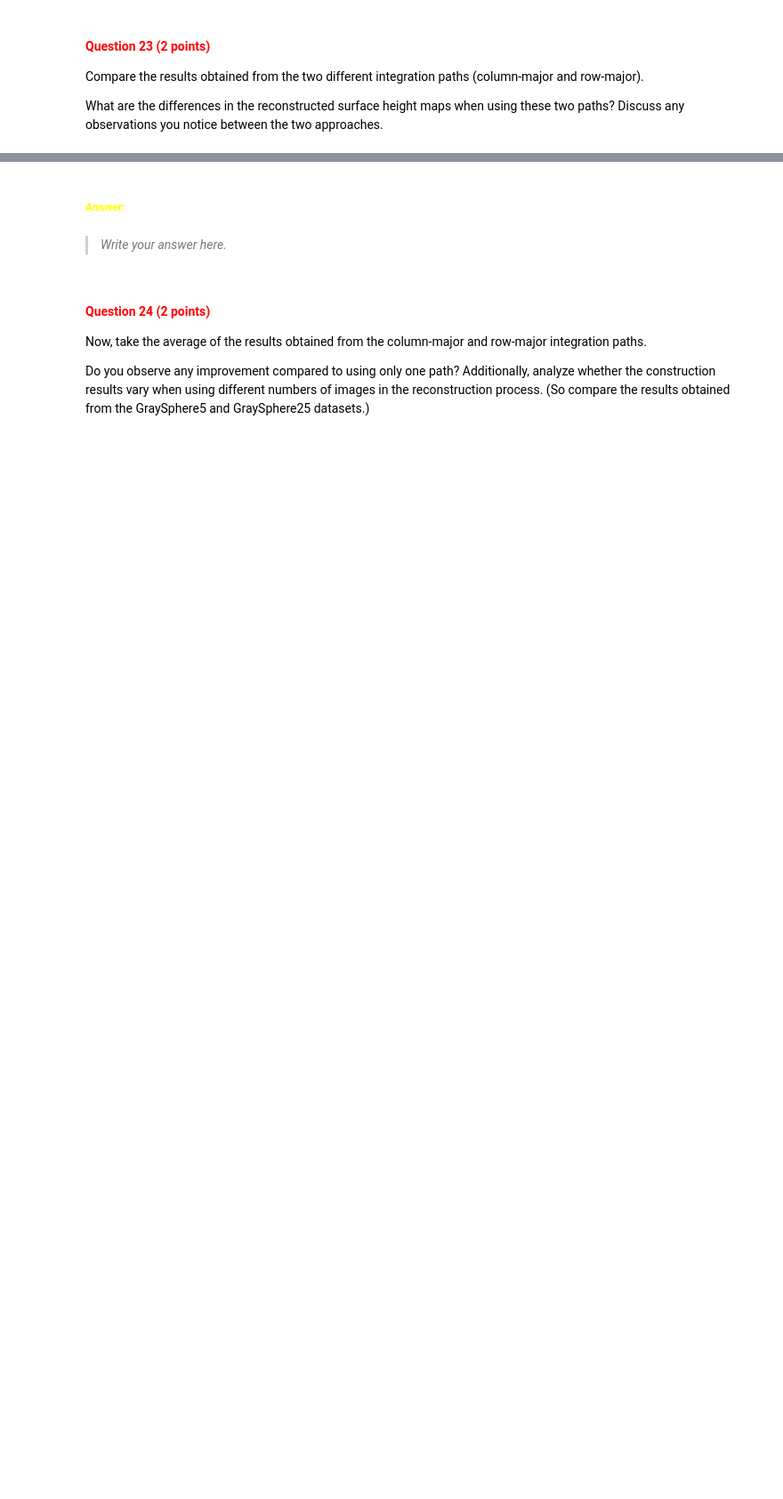
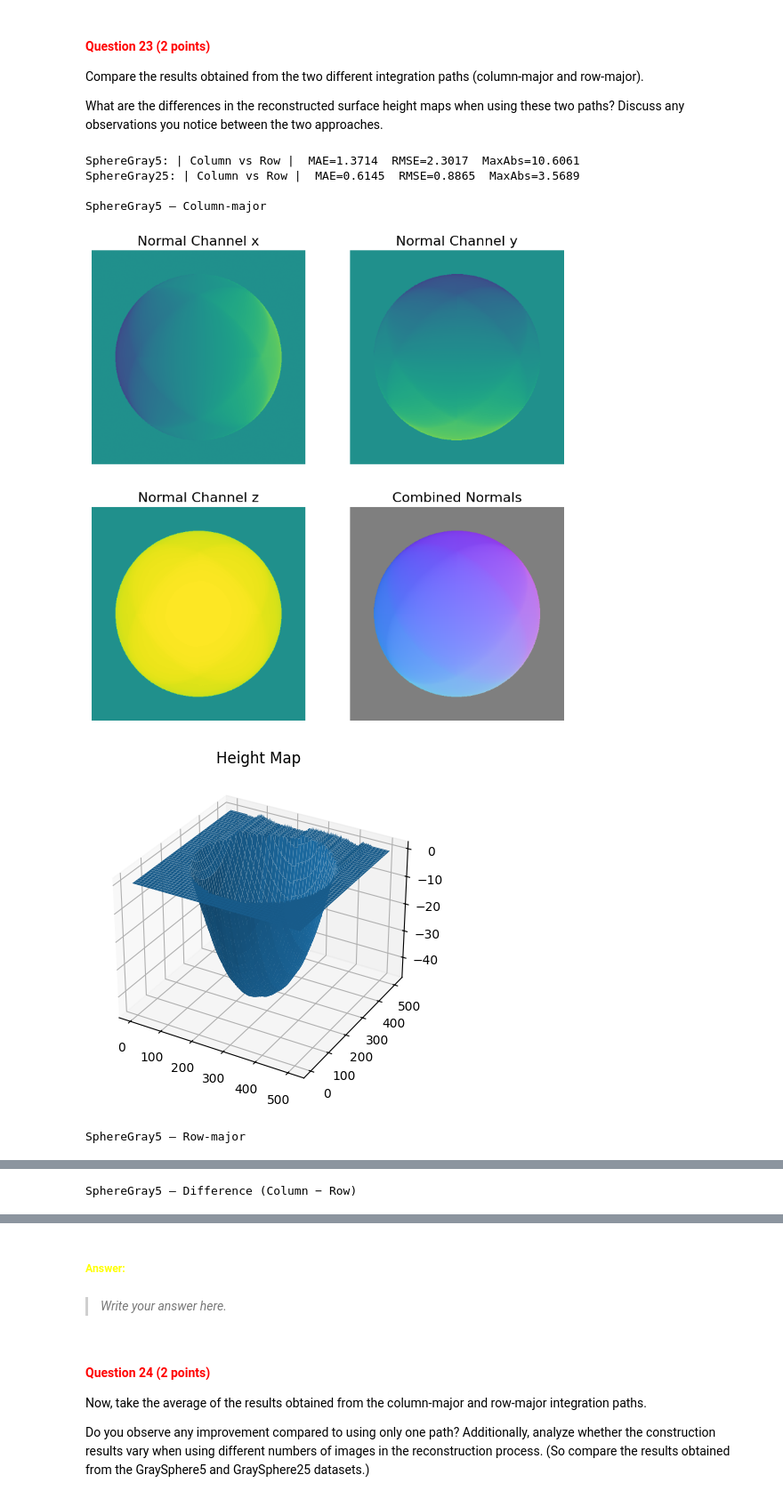
Before and after one commit to cc1528/cv1-lab-1, a Jupyter notebook: cv1-lab-1.ipynb, the cells around one changed output, grey strips where cells are left out. Shown at 89% size. Saved outputs shown, nothing was run; the diff lists cells and outputs as text; code cells hidden in the pictures; blank space fills up the shorter version.

```diff
--- a/cv1-lab-1.ipynb
+++ b/cv1-lab-1.ipynb
@@ -891,9 +891,12 @@ You could try all images at once or a few at a time, incrementally. Choose a str
 # %%
 # load synthetic images for SphereGray25
 # YOUR CODE HERE
+image_stack_25, light_dirs_25 = load_synthetic_images('./photometrics_images/SphereGray25/', channel=0)
 
 # estimate albedo and normals for SphereGray25
 # YOUR CODE HERE
+albedo_s25, normals_s25 = estimate_albedo_and_normals(image_stack_25, light_dirs_25, shadow_trick=True)
 
 # show the results for SphereGray25
 # YOUR CODE HERE
+show_results(albedo_s25, normals_s25)
@@ -1045,13 +1104,29 @@ def construct_surface(p, q, path_type='column'):
 
     if path_type == 'column':
         # YOUR CODE HERE
+        for y in range(1, h):
+            height_map[y, 0] = height_map[y-1, 0] + q[y-1, 0]
+    # then integrate along each row using p (left → right)
+        for y in range(h):
+            for x in range(1, w):
+                height_map[y, x] = height_map[y, x-1] + p[y, x-1]
 
     elif path_type == 'row':
         # YOUR CODE HERE
+        for x in range(1, w):
+            height_map[0, x] = height_map[0, x-1] + p[0, x-1]
+        # then integrate down each column using q (top → bottom)
+        for x in range(w):
+            for y in range(1, h):
+                height_map[y, x] = height_map[y-1, x] + q[y-1, x]
 
     elif path_type == 'average':
         # YOUR CODE HERE
 
+        H_col = construct_surface(p, q, path_type='column')
+        H_row = construct_surface(p, q, path_type='row')
+        height_map = 0.5 * (H_col + H_row)
+
     return height_map
 # %%
 p, q, SE = check_integrability(normals_s5)
@@ -1075,0 +1153,55 @@ What are the differences in the reconstructed surface height maps when using the
+# %%
+# YOUR CODE HERE
+
+
+# 1) Gradients from normals (with shadow trick) for both datasets
+p5,  q5,  SE5  = check_integrability(normals_s5)
+p25, q25, SE25 = check_integrability(normals_s25)
+
+# 2) Integrate with both paths
+Hc5  = construct_surface(p5,  q5,  path_type='column')
+Hr5  = construct_surface(p5,  q5,  path_type='row')
+
+Hc25 = construct_surface(p25, q25, path_type='column')
+Hr25 = construct_surface(p25, q25, path_type='row')
+
+# 3) Align surfaces (remove global offset) and compute differences/metrics
+def compare(Hc, Hr, label):
+    import numpy as np
+    D = Hc - Hr
+    D = D - np.nanmedian(D)   # remove offset so metrics reflect shape differences
+    mae  = np.nanmean(np.abs(D))
+    rmse = np.sqrt(np.nanmean(D**2))
+    mxa  = np.nanmax(np.abs(D))
+    print(f"{label}: | Column vs Row |  MAE={mae:.4f}  RMSE={rmse:.4f}  MaxAbs={mxa:.4f}")
+    return D
+
+D5  = compare(Hc5,  Hr5,  "SphereGray5")
+D25 = compare(Hc25, Hr25, "SphereGray25")
+
+# 4) Visualize results (heights + difference maps)
+print("\nSphereGray5 — Column-major")
+show_results(None, normals_s5, Hc5)
+
+print("SphereGray5 — Row-major")
+show_results(None, normals_s5, Hr5)
+
+print("SphereGray5 — Difference (Column − Row)")
+plt.figure(figsize=(5,4)); plt.imshow(D5, cmap='bwr'); plt.title("Diff Hc − Hr (5 lights)"); plt.colorbar(); plt.axis('off'); plt.show()
+
+print("\nSphereGray25 — Column-major")
+show_results(None, normals_s25, Hc25)
+
+print("SphereGray25 — Row-major")
+show_results(None, normals_s25, Hr25)
+
+print("SphereGray25 — Difference (Column − Row)")
+plt.figure(figsize=(5,4)); plt.imshow(D25, cmap='bwr'); plt.title("Diff Hc − Hr (25 lights)"); plt.colorbar(); plt.axis('off'); plt.show()
+# %% [output]
+SphereGray5: | Column vs Row |  MAE=1.3714  RMSE=2.3017  MaxAbs=10.6061
+SphereGray25: | Column vs Row |  MAE=0.6145  RMSE=0.8865  MaxAbs=3.5689
+
+SphereGray5 — Column-major
+[figure, added]
+[figure, added]
+SphereGray5 — Row-major
@@ -1075,0 +1210 @@ What are the differences in the reconstructed surface height maps when using the
+SphereGray5 — Difference (Column − Row)
```
Also changed, not shown: parts of 14 cells of this notebook.
